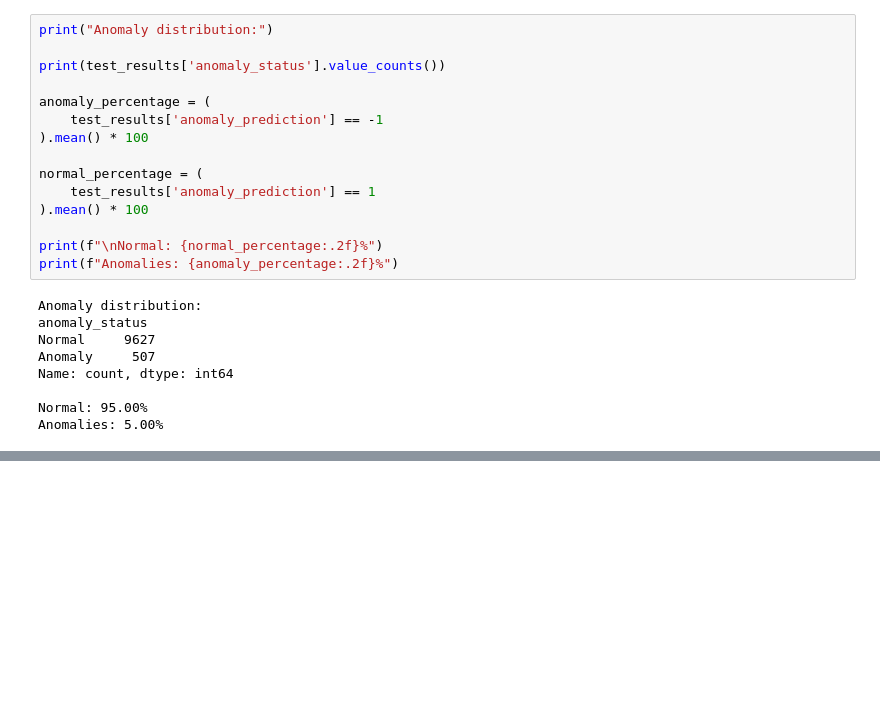
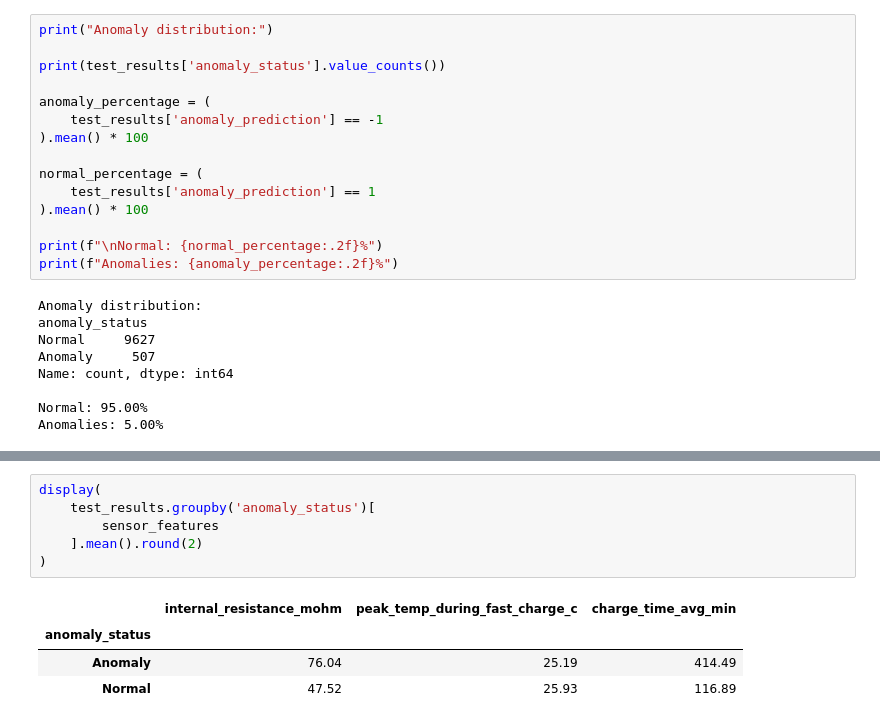
Before and after one commit to pradyumn980/EV-Battery-Anomaly-Detection, a Jupyter notebook: EV_practice.ipynb, the cells around one changed output, grey strips where cells are left out. Saved outputs shown, nothing was run; the diff lists cells and outputs as text; blank space fills up the shorter version.

```diff
--- a/EV_practice.ipynb
+++ b/EV_practice.ipynb
@@ -516,0 +579,11 @@ Anomalies: 5.00%
+# %%
+display(
+    test_results.groupby('anomaly_status')[
+        sensor_features
+    ].mean().round(2)
+)
+# %% [output]
+|  | internal_resistance_mohm | peak_temp_during_fast_charge_c | charge_time_avg_min |
+| anomaly_status |  |  |  |
+| Anomaly | 76.04 | 25.19 | 414.49 |
+| Normal | 47.52 | 25.93 | 116.89 |
```
Also changed, not shown: parts of 2 cells of this notebook.
